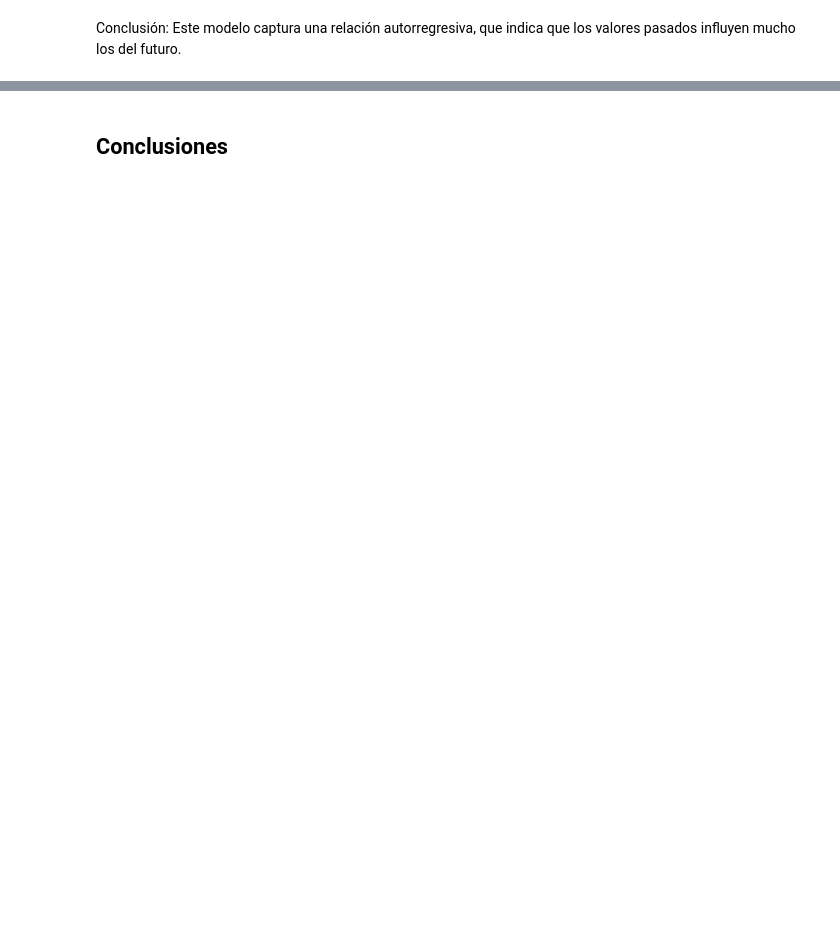
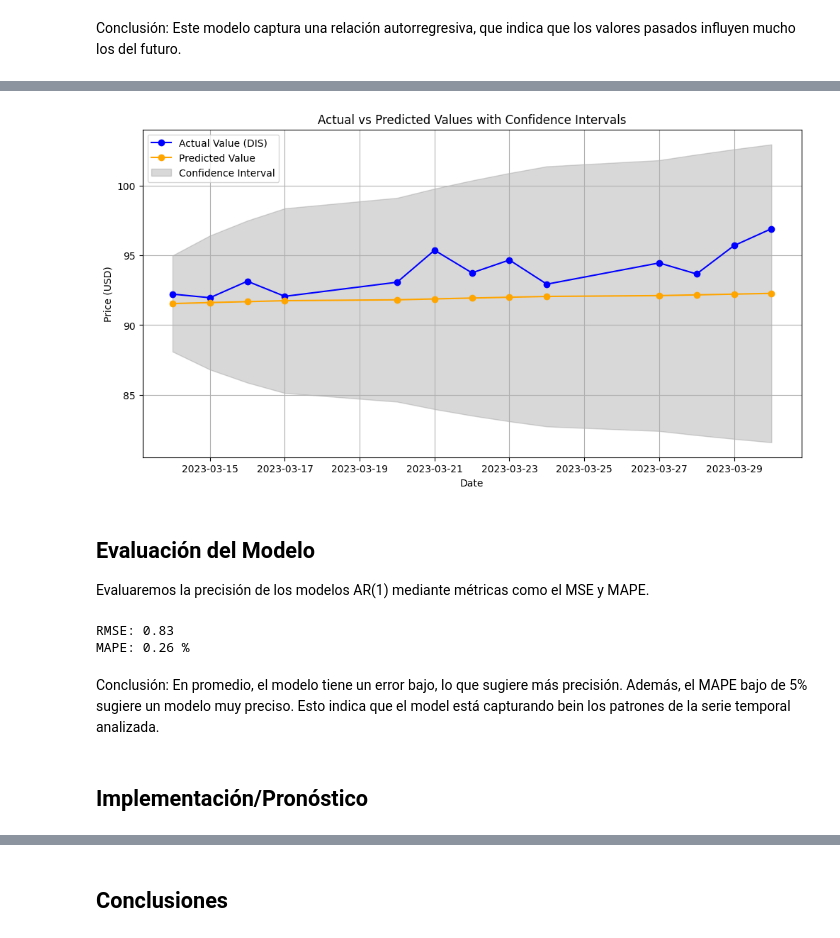
Before and after one commit to katiemackness/time-series-analysis, a Jupyter notebook: disney-AR-es.ipynb, the cells around one changed output, grey strips where cells are left out. Saved outputs shown, nothing was run; the diff lists cells and outputs as text; code cells hidden in the pictures; blank space fills up the shorter version.

Commit message:
Model completed

```diff
--- a/disney-AR-es.ipynb
+++ b/disney-AR-es.ipynb
@@ -251,0 +256,8 @@ conf
+# %%
+predicciones_df.reset_index(drop=True, inplace=True)
+predicciones_df
+
+# Reset the index and drop the 'index' column from predicciones_df
+predicciones_df.reset_index(drop=True, inplace=True)
+predicciones_df.drop(columns=['index'], inplace=True)
+predicciones_df
@@ -251,0 +279,10 @@ conf
+# %%
+# Copiar el DataFrame de test
+test2 = test.reset_index()
+test2.index.name = None
+# %%
+# Conjuntar predicciones_df y test2
+test3 = test2.join(predicciones_df, how='inner')
+# %%
+# Conjuntar test3 con sus intervalos de confianza
+test4 = test3.join(conf_test2, how='inner')
@@ -252,2 +306,48 @@ conf
+# %%
+# Visualize the data
+plt.figure(figsize=(12, 6))
+
+# Plot actual values
+plt.plot(test4['Date'], test4['DIS'], label='Actual Value (DIS)', color='blue', marker='o')
+
+# Plot predicted values
+plt.plot(test4['Date'], test4['predicted_mean'], label='Predicted Value', color='orange', marker='o')
+
+# Plot confidence intervals
+plt.fill_between(test4['Date'], test4['lower DIS'], test4['upper DIS'], color='gray', alpha=0.3, label='Confidence Interval')
+
+# Add labels, title, and legend
+plt.title('Actual vs Predicted Values with Confidence Intervals')
+plt.xlabel('Date')
+plt.ylabel('Price (USD)')
+plt.legend()
+plt.grid()
+plt.show()
+# %% [output]
+[figure, added]
+# %% [markdown]
+## Evaluación del Modelo
+Evaluaremos la precisión de los modelos AR(1) mediante métricas como el MSE y MAPE.
+# %%
+acumulador1  = 0
+acumulador2  = 0
+
+for contador in range(len(test)):
+    acumulador1 = acumulador1 + (test.iloc[contador]['DIS'] - predicciones.iloc[contador]) ** 2
+    acumulador2 = acumulador2 + np.abs((test.iloc[contador]['DIS'] - predicciones.iloc[contador]) /
+                                       test.iloc[contador]['DIS'])
+
+mse = acumulador1 / 101
+rmse = np.round(np.sqrt(mse),2)
+mape = np.round((acumulador2 / 101) * 100,2)
+
+print("RMSE:", rmse, "\nMAPE:", mape, "%")
+# %% [output]
+RMSE: 0.83
+MAPE: 0.26 %
+# %% [markdown]
+Conclusión: En promedio, el modelo tiene un error bajo, lo que sugiere más precisión. Además, el MAPE bajo de 5% sugiere un modelo muy preciso. Esto indica que el model está capturando bein los patrones de la serie temporal analizada.
+# %% [markdown]
+## Implementación/Pronóstico
 # %%
 # Pronóstico de los siguientes 5 períodos posteriores al último dato histórico
```
Also changed, not shown: parts of 34 cells of this notebook.
